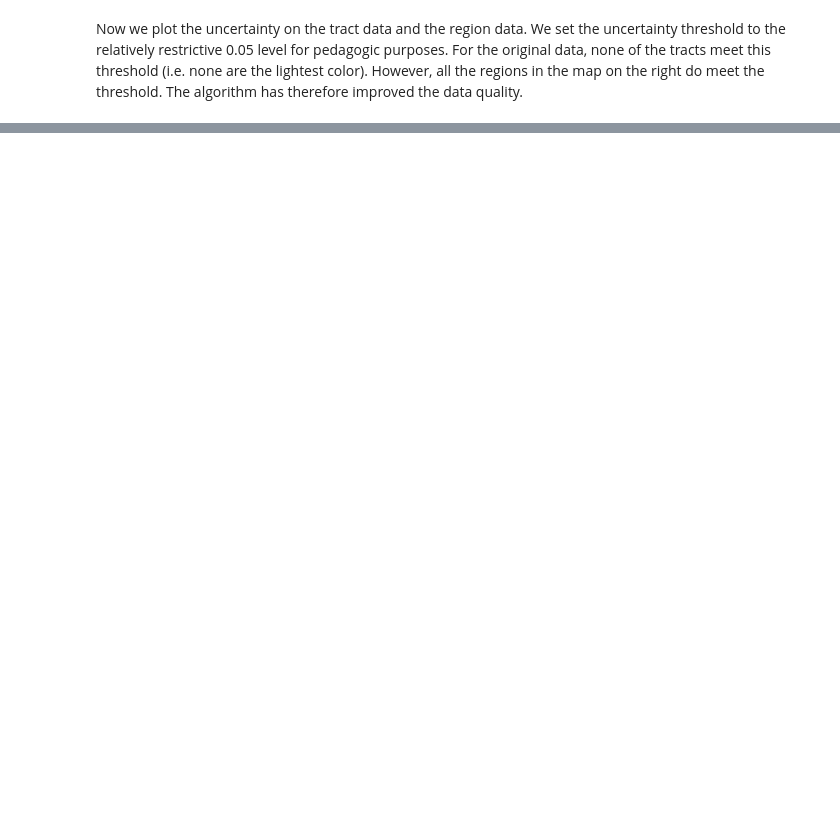
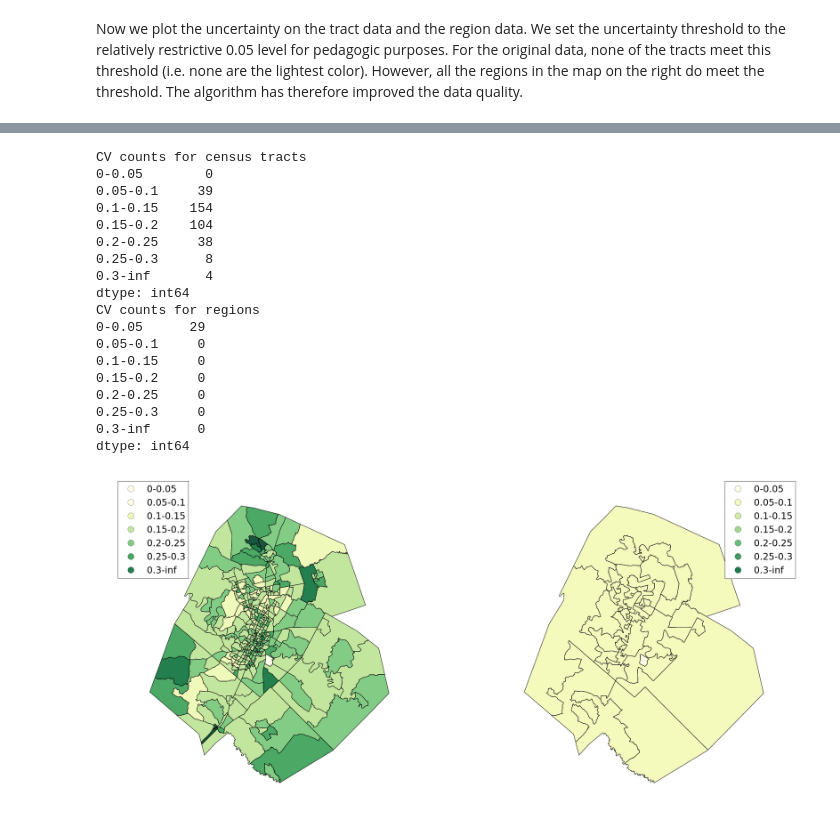
Before and after one commit to geoss/censumander, a Jupyter notebook: code/austin.ipynb, the cells around one changed output, grey strips where cells are left out. Drawn from its saved outputs; the diff is of its cells as text; code cells hidden in the pictures; blank space fills up the shorter version.

```diff
--- a/code/austin.ipynb
+++ b/code/austin.ipynb
@@ -244,0 +218,55 @@ style: fixed
+# %%
+'''
+When plotting a choropleth map, geopandas searches for the number of
+unique categories and bases the plot on those. For the example below,
+we need both plots to have the same set of categories. This function
+provides a less than ideal workaround by adding a fake geometry for
+each possible category. The fake geometries are not plotted.
+'''
+def add_all_categories(df, labels):
+    df_temp = df.copy(deep=True)
+    for idx, label in enumerate(labels):
+        df_temp.loc[idx+100] = [idx+100, shapely.geometry.Polygon(), 'empty', label]
+    return df_temp
+# %%
+fig, axes = two_plot_setup()
+
+# setup the choropleth breaks and labels
+breaks = [0,0.05,0.1,0.15,0.2,0.25,0.30,np.Inf]
+labels = [str(breaks[i])+'-'+str(breaks[i+1]) for i in range(len(breaks)-1)]
+alpha = 0.9
+colormap = 'YlGn'
+
+# choropleth map of the input data (tracts)
+shp_map['cvs_interval'] = pd.cut(cvs_area, breaks, right=False, labels=labels)
+p = shp_map.plot('cvs_interval', categorical=True, alpha=alpha, colormap=colormap, axes=axes[0])
+add_legend(labels, alpha, colormap, shp_map.cvs_interval, p, 'upper left')
+
+# choropleth map of the output data (regions)
+region_map['cvs_interval'] = pd.cut(cvs_region, breaks, right=False, labels=labels)
+region_map_temp = add_all_categories(region_map, labels)
+p1 = region_map_temp.plot('cvs_interval', categorical=True, alpha=alpha, colormap=colormap, axes=axes[1])
+add_legend(labels, alpha, colormap, region_map_temp.cvs_interval, p1, 'upper right')
+
+print "CV counts for census tracts\n", shp_map.cvs_interval.value_counts(sort=False)
+print "CV counts for regions\n", region_map.cvs_interval.value_counts(sort=False)
+# %% [output]
+CV counts for census tracts
+0-0.05        0
+0.05-0.1     39
+0.1-0.15    154
+0.15-0.2    104
+0.2-0.25     38
+0.25-0.3      8
+0.3-inf       4
+dtype: int64
+CV counts for regions
+0-0.05      29
+0.05-0.1     0
+0.1-0.15     0
+0.15-0.2     0
+0.2-0.25     0
+0.25-0.3     0
+0.3-inf      0
+dtype: int64
+[figure, added]
```
Also changed, not shown: parts of 16 cells of this notebook, 1 other file.
